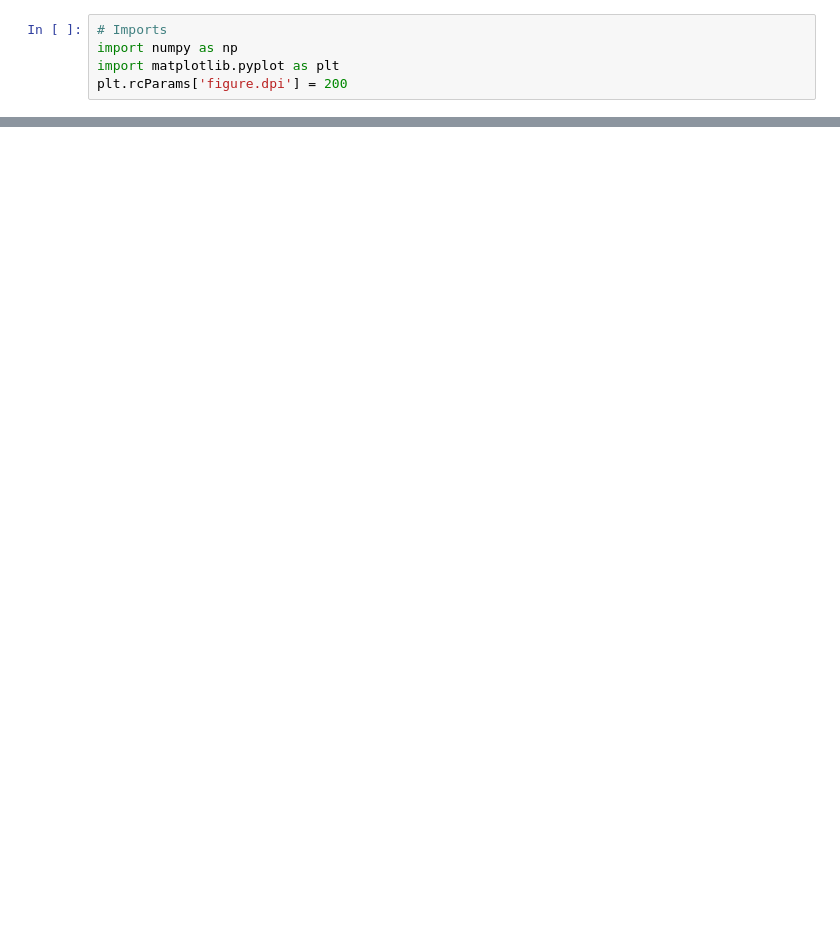
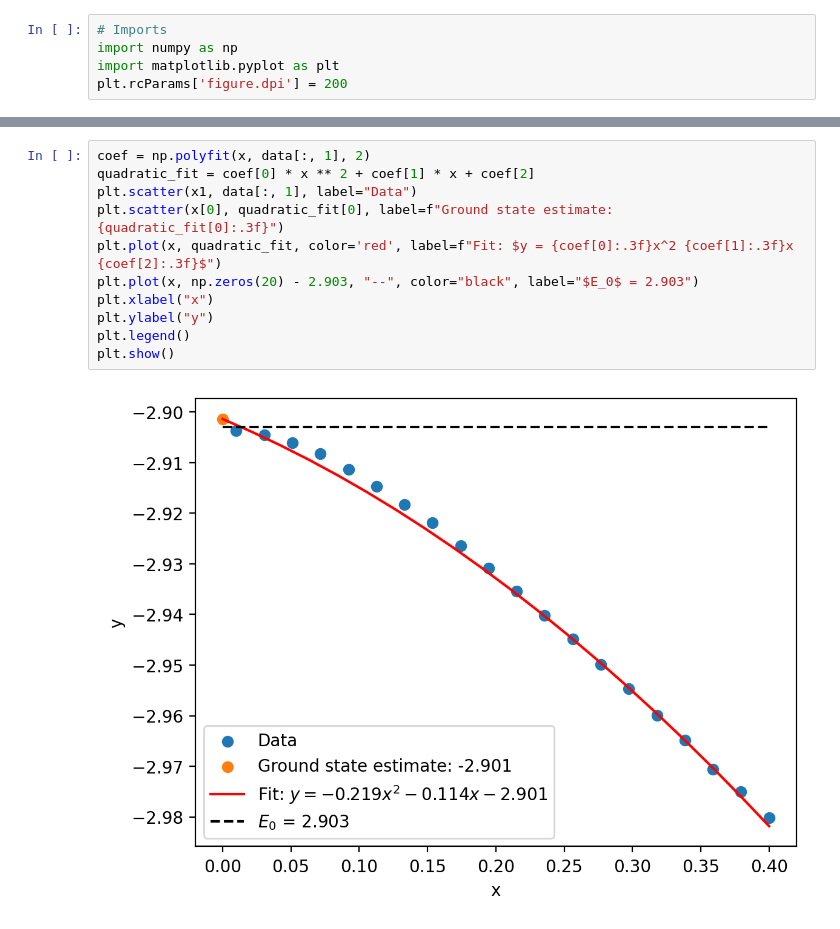
Before and after one commit to gujoh/compfys-h3, a Jupyter notebook: plotting/task4.ipynb, the cells around one changed output, grey strips where cells are left out. Saved outputs shown, nothing was run; the diff lists cells and outputs as text; blank space fills up the shorter version.

```diff
--- a/plotting/task4.ipynb
+++ b/plotting/task4.ipynb
@@ -18,0 +22,13 @@ plt.show()
+# %%
+coef = np.polyfit(x, data[:, 1], 2)
+quadratic_fit = coef[0] * x ** 2 + coef[1] * x + coef[2]
+plt.scatter(x1, data[:, 1], label="Data")
+plt.scatter(x[0], quadratic_fit[0], label=f"Ground state estimate: {quadratic_fit[0]:.3f}")
+plt.plot(x, quadratic_fit, color='red', label=f"Fit: $y = {coef[0]:.3f}x^2 {coef[1]:.3f}x {coef[2]:.3f}$")
+plt.plot(x, np.zeros(20) - 2.903, "--", color="black", label="$E_0$ = 2.903")
+plt.xlabel("x")
+plt.ylabel("y")
+plt.legend()
+plt.show()
+# %% [output]
+[figure, added]
```
Also changed, not shown: parts of 4 cells of this notebook.
